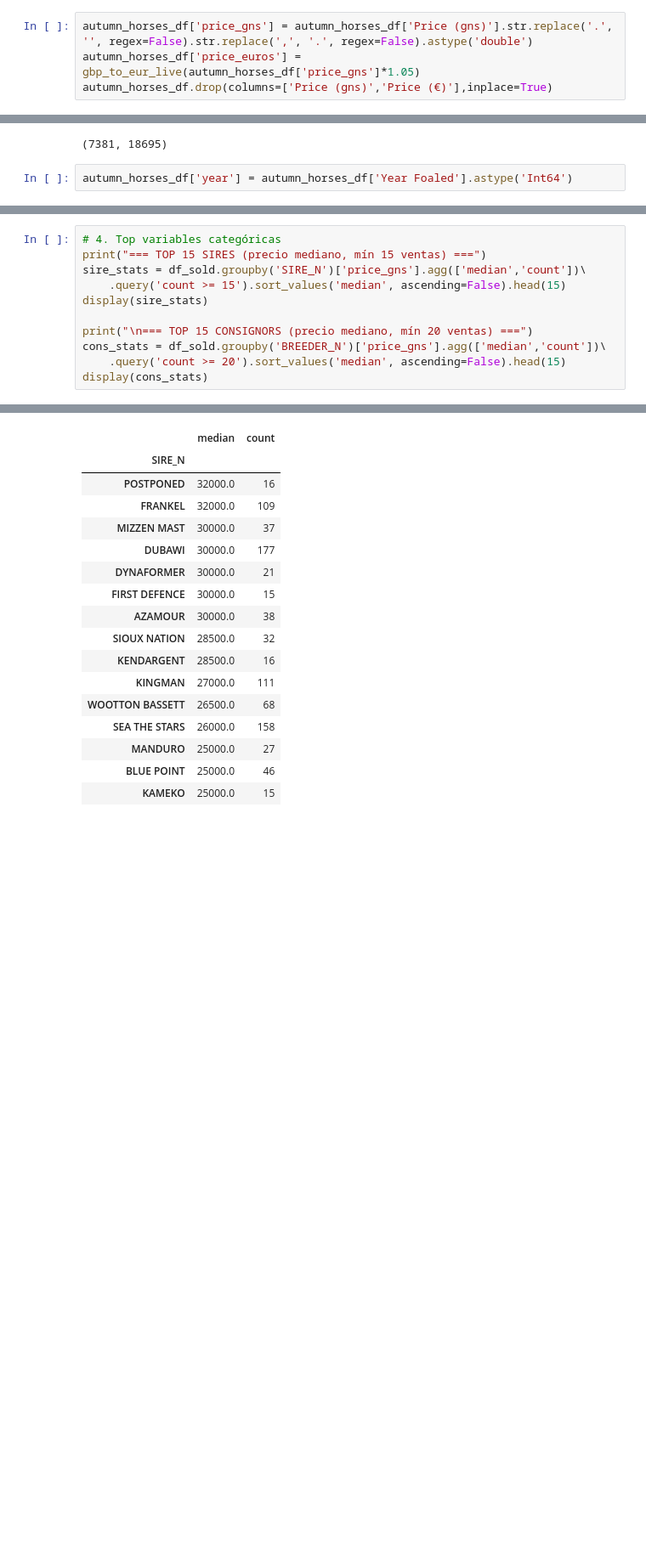
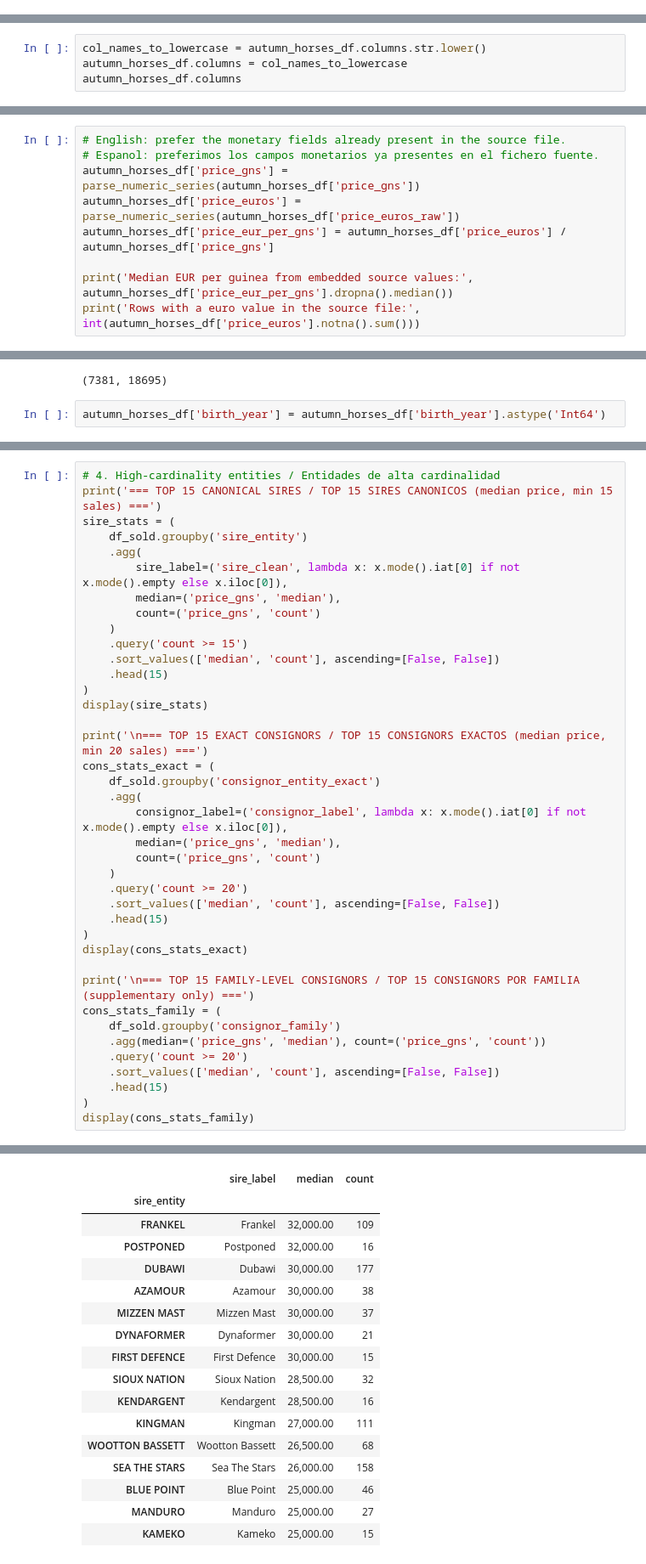
Before and after one commit to carroyo03/tfm-tattersalls, a Jupyter notebook: 01_EDA.ipynb, the cells around one changed output, grey strips where cells are left out. Shown at 85% size. Cells and saved outputs as stored; diff of their text form; blank space fills up the shorter version.

Commit message:
chore: Update .gitignore to exclude cache files, enhance EDA notebook with additional data cleaning functions, and add rapidfuzz to requirements

```diff
--- a/01_EDA.ipynb
+++ b/01_EDA.ipynb
@@ -115,7 +218,3 @@ Data dictionary:
-# %%
-autumn_horses_df['price_gns'] = autumn_horses_df['Price (gns)'].str.replace('.', '', regex=False).str.replace(',', '.', regex=False).astype('double')
-autumn_horses_df['price_euros'] = gbp_to_eur_live(autumn_horses_df['price_gns']*1.05)
-autumn_horses_df.drop(columns=['Price (gns)','Price (€)'],inplace=True)
 # %%
 # Celda nueva — entender ORIG
 display(autumn_horses_df['ORIG'].value_counts().head(10))
@@ -187,0 +343,4 @@ autumn_horses_df[['Grandsire', 'Damsire','SIREDAM_N']].head(20)
+# %%
+col_names_to_lowercase = autumn_horses_df.columns.str.lower()
+autumn_horses_df.columns = col_names_to_lowercase
+autumn_horses_df.columns
@@ -187,0 +432,9 @@ autumn_horses_df[['Grandsire', 'Damsire','SIREDAM_N']].head(20)
+# %%
+# English: prefer the monetary fields already present in the source file.
+# Espanol: preferimos los campos monetarios ya presentes en el fichero fuente.
+autumn_horses_df['price_gns'] = parse_numeric_series(autumn_horses_df['price_gns'])
+autumn_horses_df['price_euros'] = parse_numeric_series(autumn_horses_df['price_euros_raw'])
+autumn_horses_df['price_eur_per_gns'] = autumn_horses_df['price_euros'] / autumn_horses_df['price_gns']
+
+print('Median EUR per guinea from embedded source values:', autumn_horses_df['price_eur_per_gns'].dropna().median())
+print('Rows with a euro value in the source file:', int(autumn_horses_df['price_euros'].notna().sum()))
@@ -194,4 +477,4 @@ int(autumn_horses_df['price_gns'].isna().sum()),int(autumn_horses_df['price_gns'
 # %% [output]
 (7381, 18695)
 # %%
-autumn_horses_df['year'] = autumn_horses_df['Year Foaled'].astype('Int64')
+autumn_horses_df['birth_year'] = autumn_horses_df['birth_year'].astype('Int64')
@@ -285,12 +643,40 @@ Skewness con log: 0.03
 # %%
-# 4. Top variables categóricas
-print("=== TOP 15 SIRES (precio mediano, mín 15 ventas) ===")
-sire_stats = df_sold.groupby('SIRE_N')['price_gns'].agg(['median','count'])\
-    .query('count >= 15').sort_values('median', ascending=False).head(15)
+# 4. High-cardinality entities / Entidades de alta cardinalidad
+print('=== TOP 15 CANONICAL SIRES / TOP 15 SIRES CANONICOS (median price, min 15 sales) ===')
+sire_stats = (
+    df_sold.groupby('sire_entity')
+    .agg(
+        sire_label=('sire_clean', lambda x: x.mode().iat[0] if not x.mode().empty else x.iloc[0]),
+        median=('price_gns', 'median'),
+        count=('price_gns', 'count')
+    )
+    .query('count >= 15')
+    .sort_values(['median', 'count'], ascending=[False, False])
+    .head(15)
+)
 display(sire_stats)
 
-print("\n=== TOP 15 CONSIGNORS (precio mediano, mín 20 ventas) ===")
-cons_stats = df_sold.groupby('BREEDER_N')['price_gns'].agg(['median','count'])\
-    .query('count >= 20').sort_values('median', ascending=False).head(15)
-display(cons_stats)
+print('\n=== TOP 15 EXACT CONSIGNORS / TOP 15 CONSIGNORS EXACTOS (median price, min 20 sales) ===')
+cons_stats_exact = (
+    df_sold.groupby('consignor_entity_exact')
+    .agg(
+        consignor_label=('consignor_label', lambda x: x.mode().iat[0] if not x.mode().empty else x.iloc[0]),
+        median=('price_gns', 'median'),
+        count=('price_gns', 'count')
+    )
+    .query('count >= 20')
+    .sort_values(['median', 'count'], ascending=[False, False])
+    .head(15)
+)
+display(cons_stats_exact)
+
+print('\n=== TOP 15 FAMILY-LEVEL CONSIGNORS / TOP 15 CONSIGNORS POR FAMILIA (supplementary only) ===')
+cons_stats_family = (
+    df_sold.groupby('consignor_family')
+    .agg(median=('price_gns', 'median'), count=('price_gns', 'count'))
+    .query('count >= 20')
+    .sort_values(['median', 'count'], ascending=[False, False])
+    .head(15)
+)
+display(cons_stats_family)
 # %% [output]
@@ -298,17 +684,17 @@ display(cons_stats)
-|  | median | count |
-| SIRE_N |  |  |
-| POSTPONED | 32000.0 | 16 |
-| FRANKEL | 32000.0 | 109 |
-| MIZZEN MAST | 30000.0 | 37 |
-| DUBAWI | 30000.0 | 177 |
-| DYNAFORMER | 30000.0 | 21 |
-| FIRST DEFENCE | 30000.0 | 15 |
-| AZAMOUR | 30000.0 | 38 |
-| SIOUX NATION | 28500.0 | 32 |
-| KENDARGENT | 28500.0 | 16 |
-| KINGMAN | 27000.0 | 111 |
-| WOOTTON BASSETT | 26500.0 | 68 |
-| SEA THE STARS | 26000.0 | 158 |
-| MANDURO | 25000.0 | 27 |
-| BLUE POINT | 25000.0 | 46 |
-| KAMEKO | 25000.0 | 15 |
+|  | sire_label | median | count |
+| sire_entity |  |  |  |
+| FRANKEL | Frankel | 32,000.00 | 109 |
+| POSTPONED | Postponed | 32,000.00 | 16 |
+| DUBAWI | Dubawi | 30,000.00 | 177 |
+| AZAMOUR | Azamour | 30,000.00 | 38 |
+| MIZZEN MAST | Mizzen Mast | 30,000.00 | 37 |
+| DYNAFORMER | Dynaformer | 30,000.00 | 21 |
+| FIRST DEFENCE | First Defence | 30,000.00 | 15 |
+| SIOUX NATION | Sioux Nation | 28,500.00 | 32 |
+| KENDARGENT | Kendargent | 28,500.00 | 16 |
+| KINGMAN | Kingman | 27,000.00 | 111 |
+| WOOTTON BASSETT | Wootton Bassett | 26,500.00 | 68 |
+| SEA THE STARS | Sea The Stars | 26,000.00 | 158 |
+| BLUE POINT | Blue Point | 25,000.00 | 46 |
+| MANDURO | Manduro | 25,000.00 | 27 |
+| KAMEKO | Kameko | 25,000.00 | 15 |
```
Also changed, not shown: parts of 37 cells of this notebook, 2 other files.
